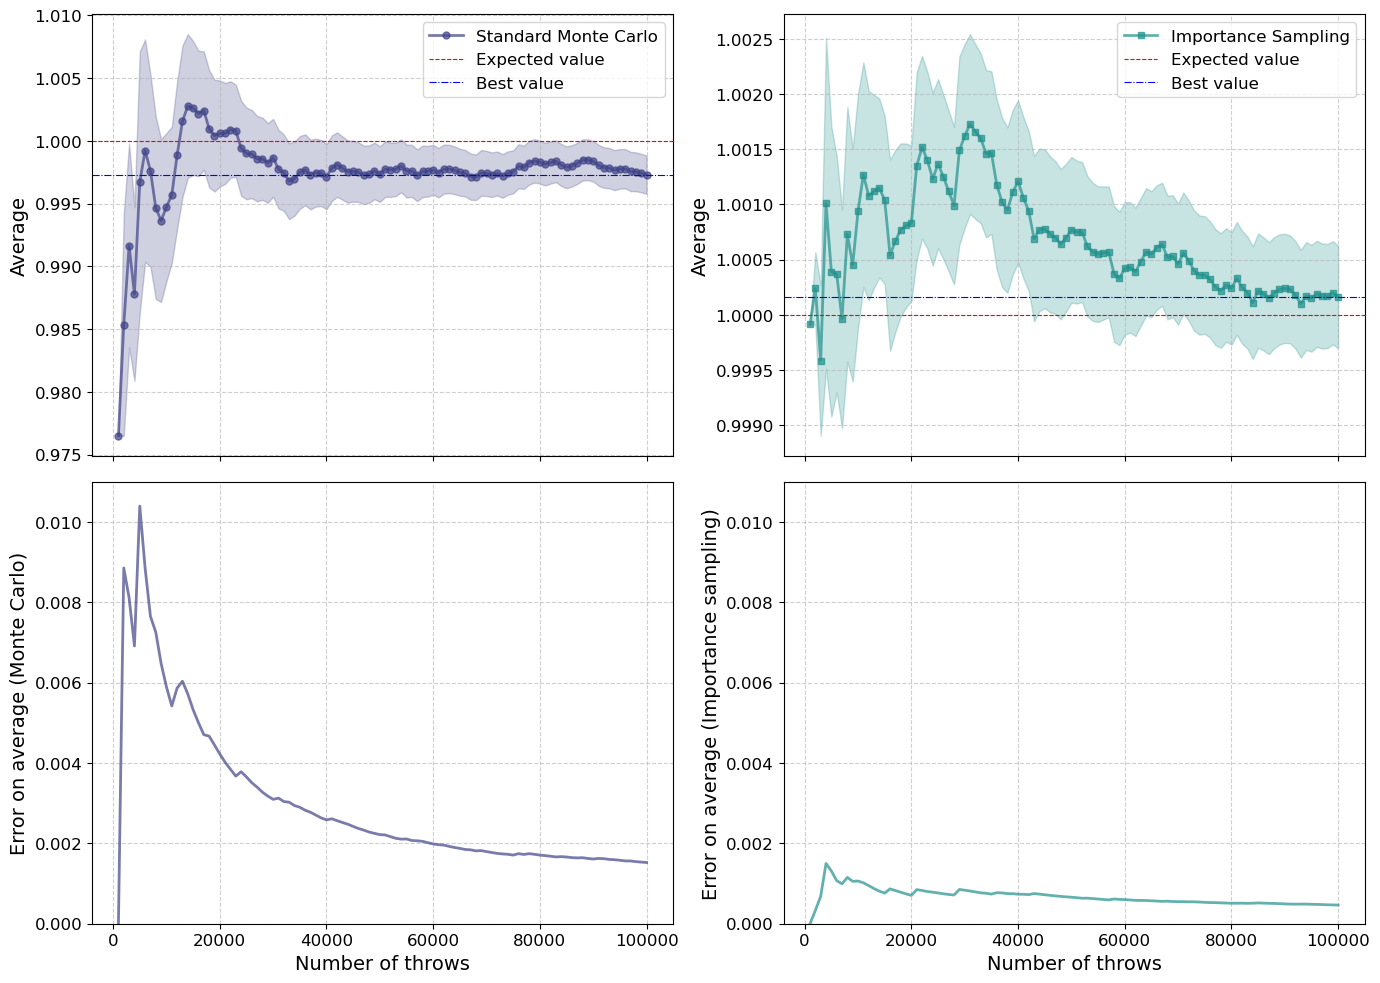
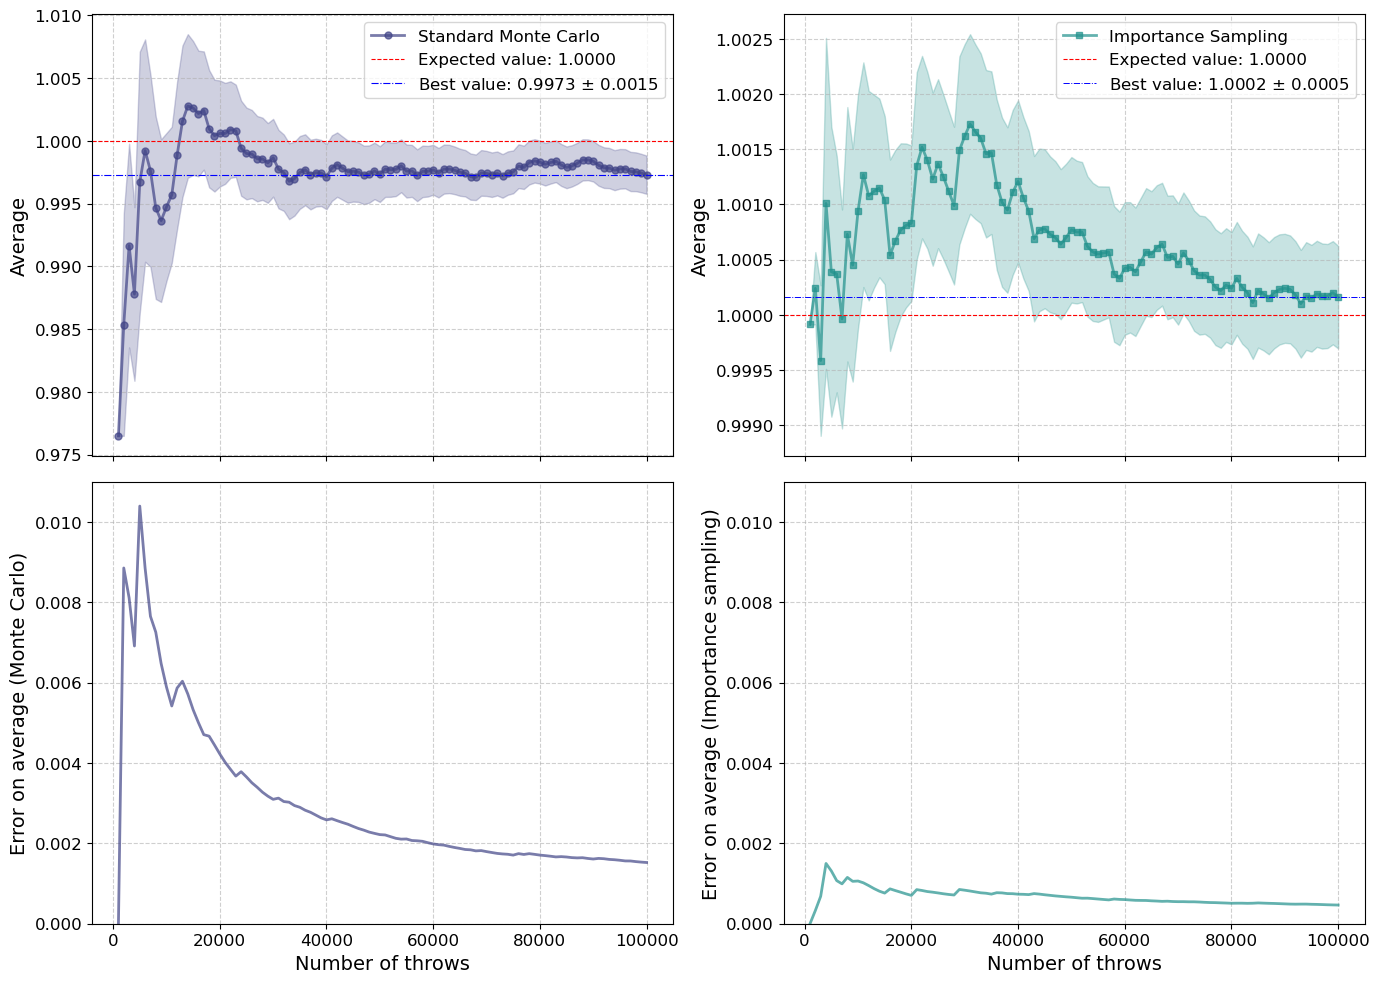
Code edit (unified diff) that turned the first committed figure into the second:
--- before
+++ after
@@ -19,6 +19,7 @@
 axs[0, 0].fill_between(x1, y1-error1, y1+error1,
                        color=color_std, alpha=0.25)
-axs[0, 0].axhline(y=1, color=ref_color, linestyle='--', linewidth=0.8, label='Expected value')
-axs[0, 0].axhline(y=y1[99], color=ref_color_2, linestyle='-.', linewidth=0.8, label='Best value')
+axs[0, 0].axhline(y=1, color=ref_color, linestyle='--', linewidth=0.8, label=rf'Expected value: {1:.4f}')
+axs[0, 0].axhline(y=y1[99], color=ref_color_2, linestyle='-.', linewidth=0.8,
+                 label=rf'Best value: {y1[-1]:.4f} $\pm$ {error1[-1]:.4f}')
 axs[0, 0].set_ylabel('Average')
 axs[0, 0].legend()
@@ -30,6 +31,7 @@
 axs[0, 1].fill_between(x2, y2-error2, y2+error2,
                        color=color_is, alpha=0.25)
-axs[0, 1].axhline(y=1, color=ref_color, linestyle='--', linewidth=0.8, label='Expected value')
-axs[0, 1].axhline(y=y2[99], color=ref_color_2, linestyle='-.', linewidth=0.8, label='Best value')
+axs[0, 1].axhline(y=1, color=ref_color, linestyle='--', linewidth=0.8,label=rf'Expected value: {1:.4f}')
+axs[0, 1].axhline(y=y2[-1], color=ref_color_2, linestyle='-.', linewidth=0.7,
+                 label=rf'Best value: {y2[-1]:.4f} $\pm$ {error2[-1]:.4f}')
 axs[0, 1].set_ylabel('Average')
 axs[0, 1].legend()

Commit: Add files via upload